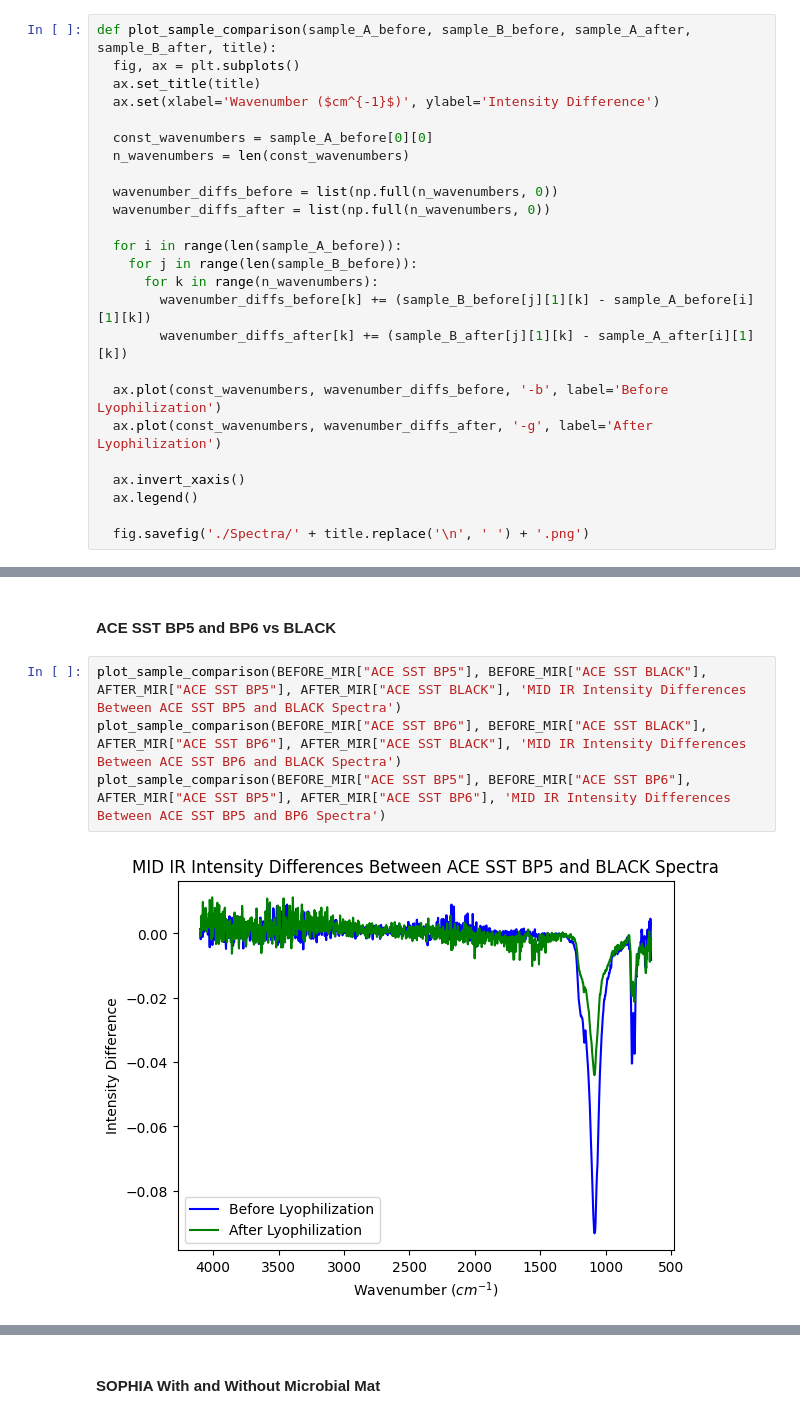
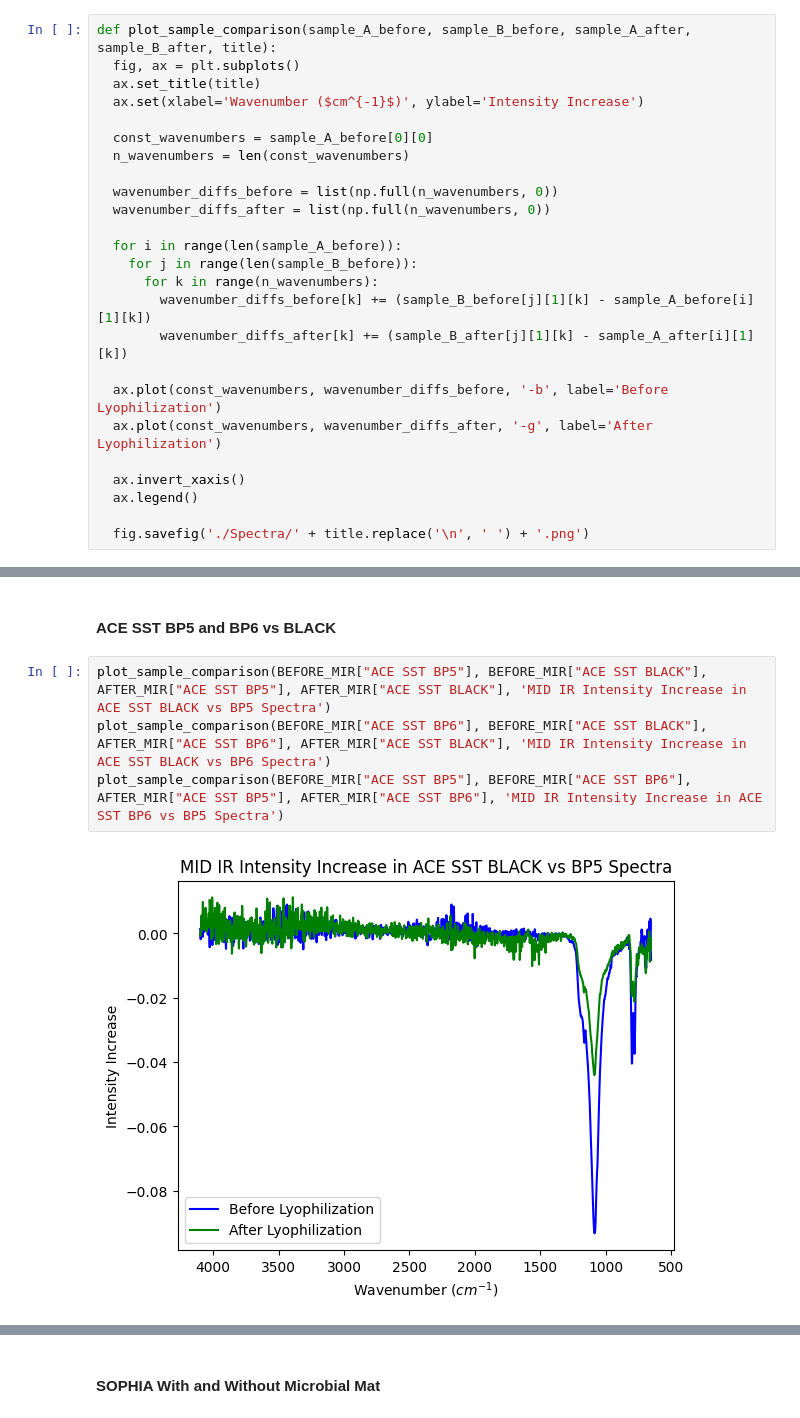
Before and after one commit to charlie-minns/mars-analogs-spectral-analysis, a Jupyter notebook: Spectral Analysis.ipynb, the cells around one changed output, grey strips where cells are left out. Drawn from its saved outputs; the diff is of its cells as text.

```diff
--- a/Spectral Analysis.ipynb
+++ b/Spectral Analysis.ipynb
@@ -95,7 +102,7 @@ def plot_before_after(before, after, title):
 def plot_sample_comparison(sample_A_before, sample_B_before, sample_A_after, sample_B_after, title):
   fig, ax = plt.subplots()
   ax.set_title(title)
-  ax.set(xlabel='Wavenumber ($cm^{-1}$)', ylabel='Intensity Difference')
+  ax.set(xlabel='Wavenumber ($cm^{-1}$)', ylabel='Intensity Increase')
 
   const_wavenumbers = sample_A_before[0][0]
   n_wavenumbers = len(const_wavenumbers)
@@ -274,8 +281,8 @@ plot_before_after(BEFORE_MIR, AFTER_MIR, 'MID IR Comparison')
 # %% [markdown]
 #### ACE SST BP5 and BP6 vs BLACK
 # %%
-plot_sample_comparison(BEFORE_MIR["ACE SST BP5"], BEFORE_MIR["ACE SST BLACK"], AFTER_MIR["ACE SST BP5"], AFTER_MIR["ACE SST BLACK"], 'MID IR Intensity Differences Between ACE SST BP5 and BLACK Spectra')
-plot_sample_comparison(BEFORE_MIR["ACE SST BP6"], BEFORE_MIR["ACE SST BLACK"], AFTER_MIR["ACE SST BP6"], AFTER_MIR["ACE SST BLACK"], 'MID IR Intensity Differences Between ACE SST BP6 and BLACK Spectra')
-plot_sample_comparison(BEFORE_MIR["ACE SST BP5"], BEFORE_MIR["ACE SST BP6"], AFTER_MIR["ACE SST BP5"], AFTER_MIR["ACE SST BP6"], 'MID IR Intensity Differences Between ACE SST BP5 and BP6 Spectra')
+plot_sample_comparison(BEFORE_MIR["ACE SST BP5"], BEFORE_MIR["ACE SST BLACK"], AFTER_MIR["ACE SST BP5"], AFTER_MIR["ACE SST BLACK"], 'MID IR Intensity Increase in ACE SST BLACK vs BP5 Spectra')
+plot_sample_comparison(BEFORE_MIR["ACE SST BP6"], BEFORE_MIR["ACE SST BLACK"], AFTER_MIR["ACE SST BP6"], AFTER_MIR["ACE SST BLACK"], 'MID IR Intensity Increase in ACE SST BLACK vs BP6 Spectra')
+plot_sample_comparison(BEFORE_MIR["ACE SST BP5"], BEFORE_MIR["ACE SST BP6"], AFTER_MIR["ACE SST BP5"], AFTER_MIR["ACE SST BP6"], 'MID IR Intensity Increase in ACE SST BP6 vs BP5 Spectra')
 # %% [output]
-[figure, old version]
+[figure, new version]
```
Also changed, not shown: parts of 12 cells of this notebook, 26 other files.
